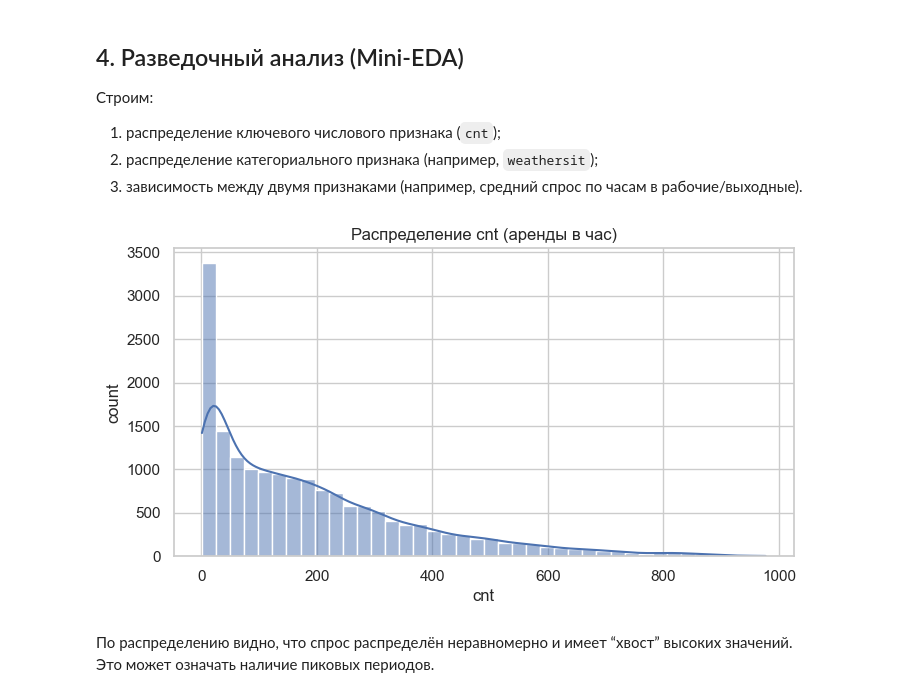
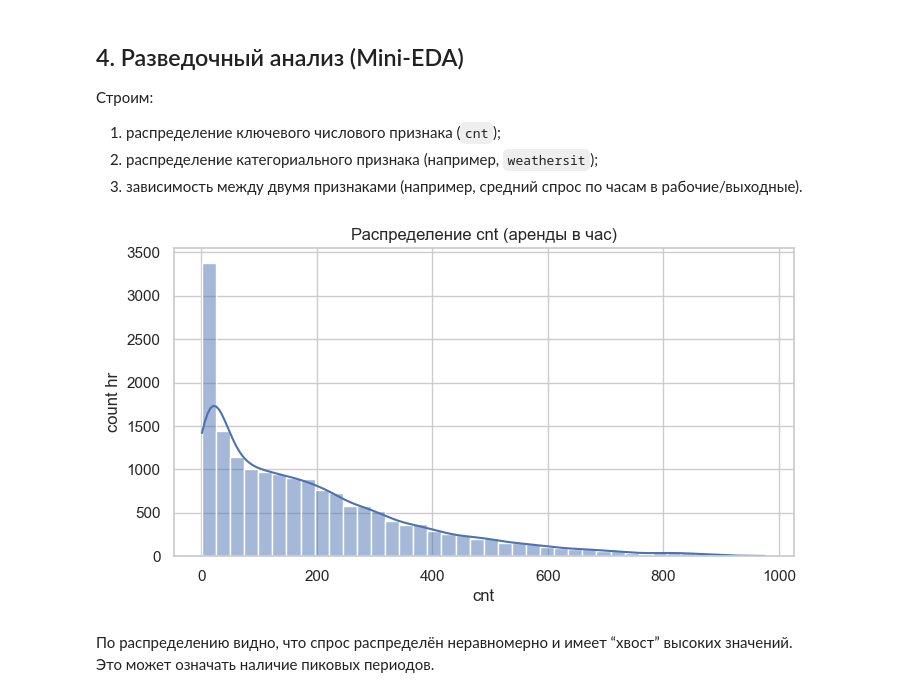
Before and after one commit to danyaterrr/lb1_Primary-research, a Jupyter notebook: bike-sharing-lab1/notebooks/Untitled.ipynb, the cells around one changed output. Saved outputs shown, nothing was run; the diff lists cells and outputs as text; code cells hidden in the pictures.

```diff
--- a/bike-sharing-lab1/notebooks/Untitled.ipynb
+++ b/bike-sharing-lab1/notebooks/Untitled.ipynb
@@ -304,12 +304,12 @@ plt.show()
 # %%
 plt.figure(figsize=(8, 4))
 sns.histplot(df["cnt"], bins=40, kde=True)
 plt.title("Распределение cnt (аренды в час)")
 plt.xlabel("cnt")
-plt.ylabel("count")
+plt.ylabel("count hr")
 plt.show()
 # %% [output]
-[figure, old version]
+[figure, new version]
 # %% [markdown]
 По распределению видно, что спрос распределён неравномерно и имеет “хвост” высоких значений.
 Это может означать наличие пиковых периодов.
```
Also changed, not shown: 1 other file.
